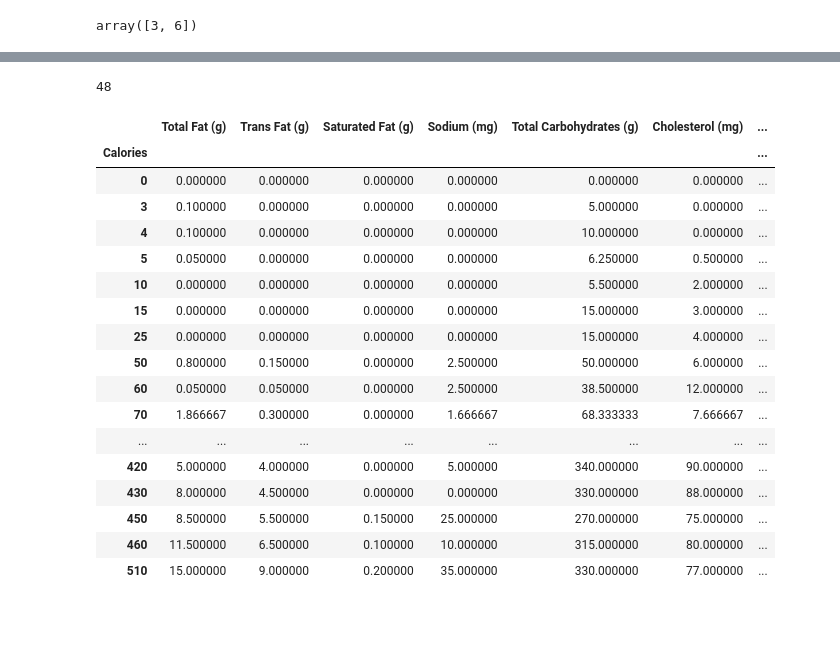
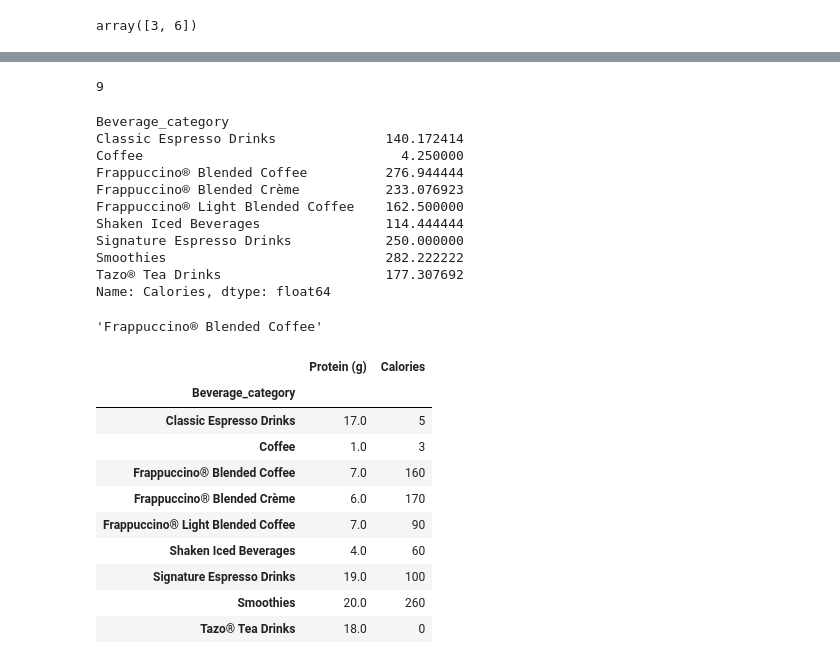
Before and after one commit to Frostcyanide/MDST_tutorial, a Jupyter notebook: tutorial2/Numpy and Pandas.ipynb, the cells around one changed output, grey strips where cells are left out. Cells and saved outputs as stored; diff of their text form; code cells hidden in the pictures; blank space fills up the shorter version.

```diff
--- a/tutorial2/Numpy and Pandas.ipynb
+++ b/tutorial2/Numpy and Pandas.ipynb
@@ -681,32 +683,28 @@ NameError: name 'starbucks' is not defined
 # %%
 # how many different categories of beverages are there?
-len(starbucks["Calories"].unique())
+len(starbucks["Beverage_category"].unique())
 # %% [output]
-48
+9
 # %%
 # what is the average # calories for each beverage category?
-starbucks.groupby("Calories")[]
+starbucks.groupby("Beverage_category")["Calories"].mean()
 # %% [output]
-|  | Total Fat (g) | Trans Fat (g) | Saturated Fat (g) | Sodium (mg) | Total Carbohydrates (g) | Cholesterol (mg) | ... |
-| Calories |  |  |  |  |  |  | ... |
-| 0 | 0.000000 | 0.000000 | 0.000000 | 0.000000 | 0.000000 | 0.000000 | ... |
-| 3 | 0.100000 | 0.000000 | 0.000000 | 0.000000 | 5.000000 | 0.000000 | ... |
-| 4 | 0.100000 | 0.000000 | 0.000000 | 0.000000 | 10.000000 | 0.000000 | ... |
-| 5 | 0.050000 | 0.000000 | 0.000000 | 0.000000 | 6.250000 | 0.500000 | ... |
-| 10 | 0.000000 | 0.000000 | 0.000000 | 0.000000 | 5.500000 | 2.000000 | ... |
-| 15 | 0.000000 | 0.000000 | 0.000000 | 0.000000 | 15.000000 | 3.000000 | ... |
-| 25 | 0.000000 | 0.000000 | 0.000000 | 0.000000 | 15.000000 | 4.000000 | ... |
-| 50 | 0.800000 | 0.150000 | 0.000000 | 2.500000 | 50.000000 | 6.000000 | ... |
-| 60 | 0.050000 | 0.050000 | 0.000000 | 2.500000 | 38.500000 | 12.000000 | ... |
-| 70 | 1.866667 | 0.300000 | 0.000000 | 1.666667 | 68.333333 | 7.666667 | ... |
-| ... | ... | ... | ... | ... | ... | ... | ... |
-| 420 | 5.000000 | 4.000000 | 0.000000 | 5.000000 | 340.000000 | 90.000000 | ... |
-| 430 | 8.000000 | 4.500000 | 0.000000 | 0.000000 | 330.000000 | 88.000000 | ... |
-| 450 | 8.500000 | 5.500000 | 0.150000 | 25.000000 | 270.000000 | 75.000000 | ... |
-| 460 | 11.500000 | 6.500000 | 0.100000 | 10.000000 | 315.000000 | 80.000000 | ... |
-| 510 | 15.000000 | 9.000000 | 0.200000 | 35.000000 | 330.000000 | 77.000000 | ... |
+Beverage_category
+Classic Espresso Drinks              140.172414
+Coffee                                 4.250000
+Frappuccino® Blended Coffee          276.944444
+Frappuccino® Blended Crème           233.076923
+Frappuccino® Light Blended Coffee    162.500000
+Shaken Iced Beverages                114.444444
+Signature Espresso Drinks            250.000000
+Smoothies                            282.222222
+Tazo® Tea Drinks                     177.307692
+Name: Calories, dtype: float64
 # %%
 # what beverage preparation includes the most sugar on average?
+starbucks.groupby("Beverage_category")["Sugars (g)"].mean().idxmax()
+# %% [output]
+'Frappuccino® Blended Coffee'
 # %%
 # what is the average % daily value calcium content for each beverage?
 # HINT: make sure your columns have the datatypes you want
@@ -714,7 +712,22 @@ starbucks.groupby("Calories")[]
 # %%
 # It's bulking season. What drink should Renee get so that she maximizes protein but minimizes calories?
 # (you can use more than one line for this one)
 # there are multiple valid approaches you can take for this (with different answers)
 # I know that you want more calories for bulking season but whatever this is MDST, not Michigan Muscle Club okay
+starbucks.head()
+healthy = starbucks.groupby("Beverage_category")[["Protein (g)", "Calories"]].agg({"Protein (g)": "max", "Calories": "min"})
+healthy[]
+# %% [output]
+|  | Protein (g) | Calories |
+| Beverage_category |  |  |
+| Classic Espresso Drinks | 17.0 | 5 |
+| Coffee | 1.0 | 3 |
+| Frappuccino® Blended Coffee | 7.0 | 160 |
+| Frappuccino® Blended Crème | 6.0 | 170 |
+| Frappuccino® Light Blended Coffee | 7.0 | 90 |
+| Shaken Iced Beverages | 4.0 | 60 |
+| Signature Espresso Drinks | 19.0 | 100 |
+| Smoothies | 20.0 | 260 |
+| Tazo® Tea Drinks | 18.0 | 0 |
 # %%
 # plot the distribution of the number of calories in drinks using matplotlib
```
Also changed, not shown: parts of 14 cells of this notebook.
